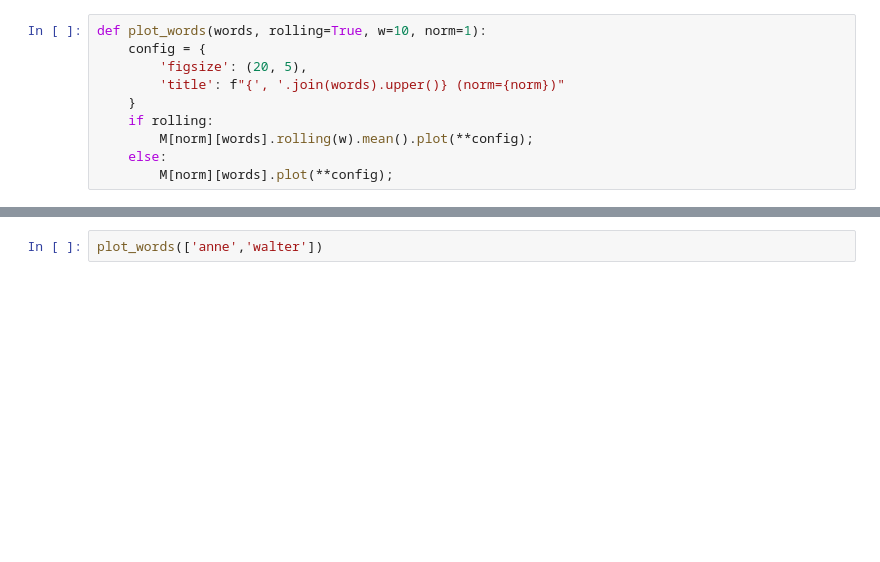
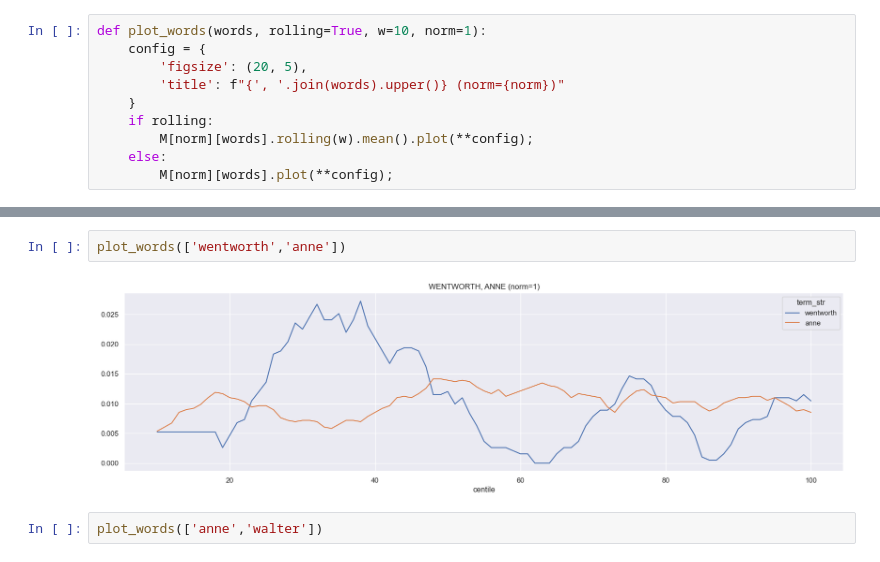
Before and after one commit to ontoligent/DS5001-2023-01-R, a Jupyter notebook: lessons/M01_Intro/M01_04_FurtherExploration.ipynb, the cells around one changed output, grey strips where cells are left out. Cells and saved outputs as stored; diff of their text form; blank space fills up the shorter version.

```diff
--- a/lessons/M01_Intro/M01_04_FurtherExploration.ipynb
+++ b/lessons/M01_Intro/M01_04_FurtherExploration.ipynb
@@ -138,6 +138,10 @@ plot_words(['wentworth','walter'], norm=0)
 plot_words(['wentworth','walter'])
 # %% [output]
 [figure]
+# %%
+plot_words(['wentworth','anne'])
+# %% [output]
+[figure, added]
 # %%
 plot_words(['anne','walter'])
 # %% [output]
```
Also changed, not shown: parts of 13 cells of this notebook, 10 other files.
